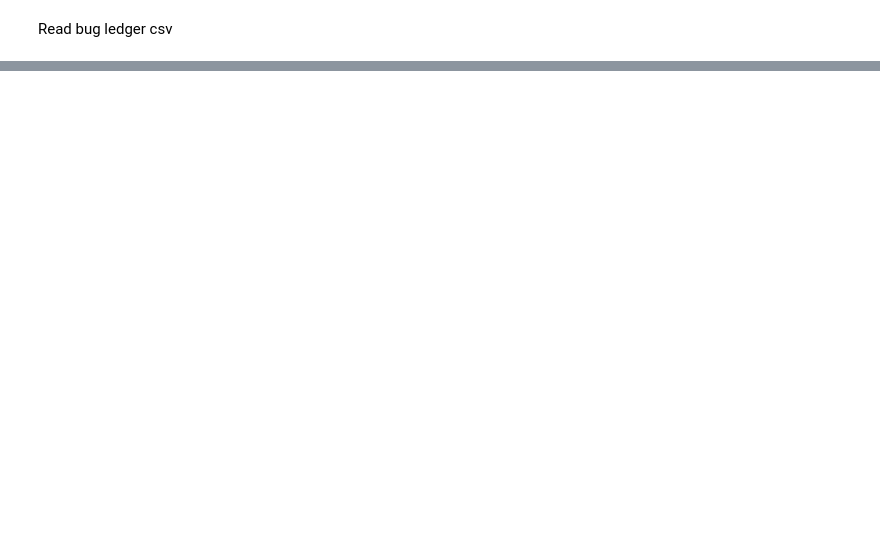
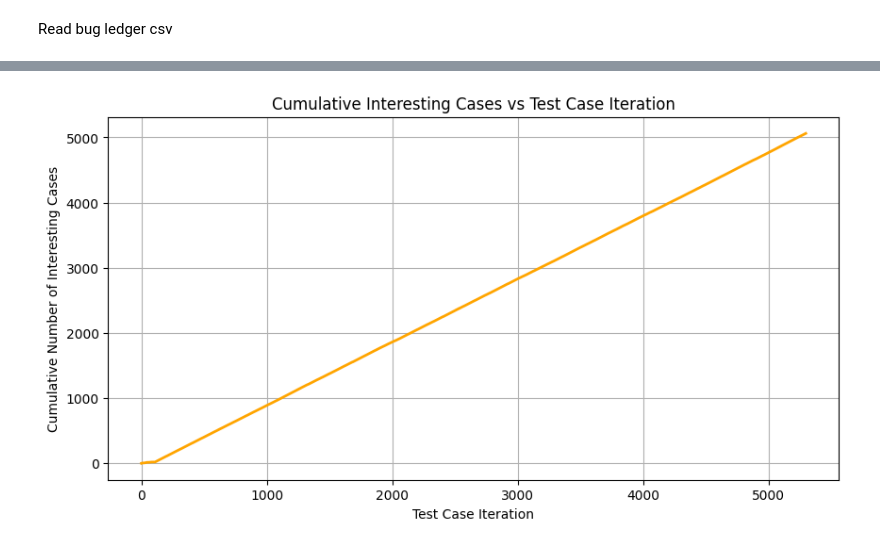
Before and after one commit to BoweiDu01/grp1-software-testing-project, a Jupyter notebook: evaluation.ipynb, the cells around one changed output, grey strips where cells are left out. Drawn from its saved outputs; the diff is of its cells as text; code cells hidden in the pictures; blank space fills up the shorter version.

```diff
--- a/evaluation.ipynb
+++ b/evaluation.ipynb
@@ -123,0 +134,13 @@ display(df2)
+# %%
+# Cumulative sum of interesting cases
+df2['cumulative_interesting'] = df2['is_interesting'].cumsum()
+
+plt.figure(figsize=(10,5))
+plt.plot(df2['iteration'], df2['cumulative_interesting'], color='orange', linewidth=2)
+plt.xlabel('Test Case Iteration')
+plt.ylabel('Cumulative Number of Interesting Cases')
+plt.title('Cumulative Interesting Cases vs Test Case Iteration')
+plt.grid(True)
+plt.show()
+# %% [output]
+[figure, added]
```
Also changed, not shown: parts of 11 cells of this notebook, 10 other files.
